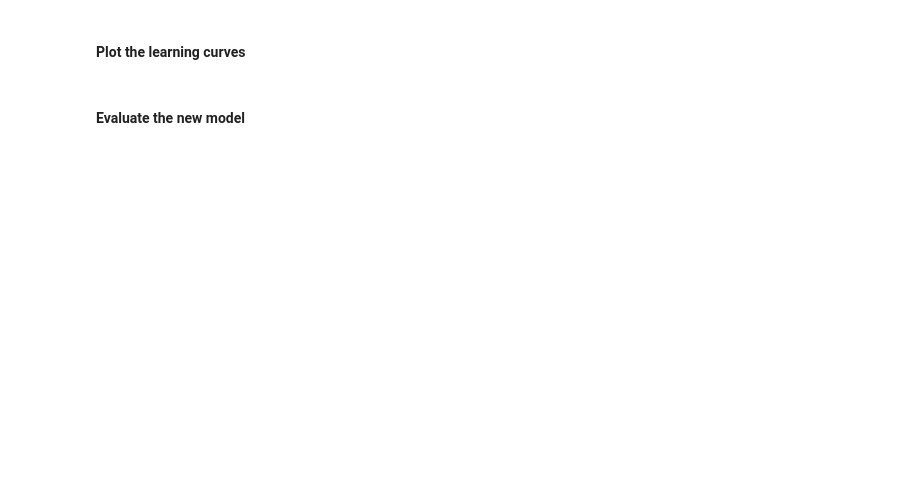
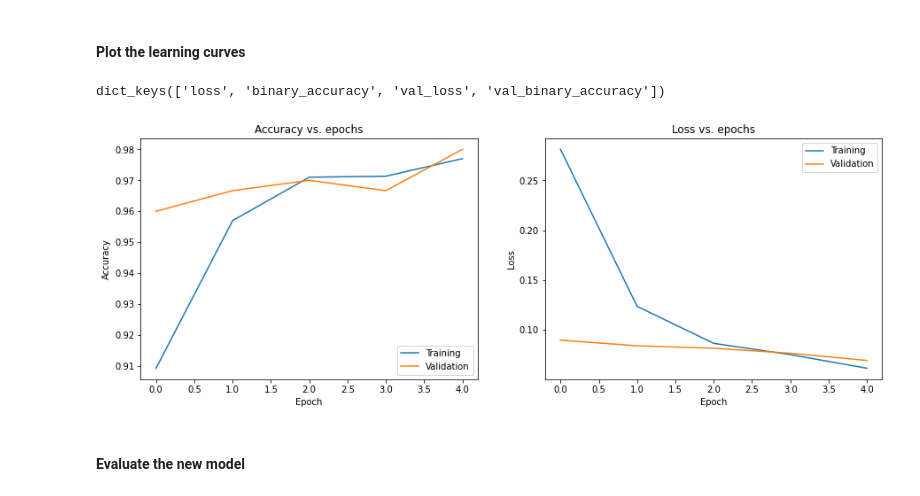
Before and after one commit to Calcifer777/learn-deep-learning, a Jupyter notebook: tensorflow/coursera-customizing-your-models-with-tensorflow/w1-assignment.ipynb, the cells around one changed output. Drawn from its saved outputs; the diff is of its cells as text; code cells hidden in the pictures; blank space fills up the shorter version.

```diff
--- a/tensorflow/coursera-customizing-your-models-with-tensorflow/w1-assignment.ipynb
+++ b/tensorflow/coursera-customizing-your-models-with-tensorflow/w1-assignment.ipynb
@@ -226,7 +310,9 @@ def remove_head(pretrained_model):
     It should create and return a new model, using the input and output tensors as specified above.
     Use the 'get_layer' method to access the correct layer of the pre-trained model.
     """
-    model = None
+    inputs = pretrained_model.inputs
+    outputs = pretrained_model.layers[-2].output
+    model = Model(inputs, outputs)
 
     return model
 # %%
@@ -254,7 +340,13 @@ def add_new_classifier_head(feature_extractor_model):
     This function takes the feature extractor model as an argument, and should create
     and return a new model according to the above specification.
     """
-    model = None
+
+    inputs = Input(shape=INPUT_SHAPE)
+    features = feature_extractor_model(inputs)
+    h = Dense(units=32, activation="relu")(features)
+    h = Dropout(0.5)(h)
+    outputs = Dense(units=1, activation="sigmoid")(h)
+    model = Model(inputs, outputs)
 
     return model
 # %%
@@ -273,6 +385,10 @@ You should then compile your model as before: use the RMSProp optimiser with lea
 
 # Complete the following function.
 # Make sure to not change the function name or arguments.
+
+from tensorflow.keras.optimizers import RMSprop
+from tensorflow.keras.metrics import BinaryAccuracy
+
 
 def freeze_pretrained_weights(model):
     """
@@ -282,6 +398,14 @@ def freeze_pretrained_weights(model):
     Your function should return the model with the specified frozen weights.
     """
 
+    model.layers[1].trainable = False
+
+    model.compile(
+        optimizer=RMSprop(learning_rate=0.001),
+        loss=BinaryCrossentropy(),
+        metrics=[BinaryAccuracy()],
+    )
+
     return model
 # %%
 # Call the function freezing the pretrained weights and display the summary
@@ -296,6 +440,10 @@ You are now ready to train the new model on the dogs vs cats data subset. We wil
 # Train the model and save its training history
 
 earlystopping = tf.keras.callbacks.EarlyStopping(patience=2)
-history_frozen_new_model = frozen_new_model.fit(images_train, labels_train, epochs=10, batch_size=32,
-                                                validation_data=(images_valid, labels_valid),
-                                                callbacks=[earlystopping])
+history_frozen_new_model = frozen_new_model.fit(
+    ds_train_batched,
+    epochs=EPOCHS,
+    batch_size=BATCH_SIZE,
+    validation_data=ds_valid_batched,
+    callbacks=[earlystopping]
+)
@@ -302,29 +466,35 @@ history_frozen_new_model = frozen_new_model.fit(images_train, labels_train, epoc
 # %% [markdown]
 #### Plot the learning curves
+# %%
+history_frozen_new_model.history.keys()
+# %% [output]
+dict_keys(['loss', 'binary_accuracy', 'val_loss', 'val_binary_accuracy'])
 # %%
 # Run this cell to plot accuracy vs epoch and loss vs epoch
 
 plt.figure(figsize=(15,5))
 plt.subplot(121)
 try:
-    plt.plot(history_frozen_new_model.history['accuracy'])
-    plt.plot(history_frozen_new_model.history['val_accuracy'])
+    plt.plot(history_frozen_new_model.history['binary_accuracy'])
+    plt.plot(history_frozen_new_model.history['val_binary_accuracy'])
 except KeyError:
     plt.plot(history_frozen_new_model.history['acc'])
     plt.plot(history_frozen_new_model.history['val_acc'])
 plt.title('Accuracy vs. epochs')
 plt.ylabel('Accuracy')
 plt.xlabel('Epoch')
 plt.legend(['Training', 'Validation'], loc='lower right')
 
 plt.subplot(122)
 plt.plot(history_frozen_new_model.history['loss'])
 plt.plot(history_frozen_new_model.history['val_loss'])
 plt.title('Loss vs. epochs')
 plt.ylabel('Loss')
 plt.xlabel('Epoch')
 plt.legend(['Training', 'Validation'], loc='upper right')
 plt.show()
+# %% [output]
+[figure, added]
 # %% [markdown]
 #### Evaluate the new model
 # %%
```
Also changed, not shown: parts of 30 cells of this notebook.
